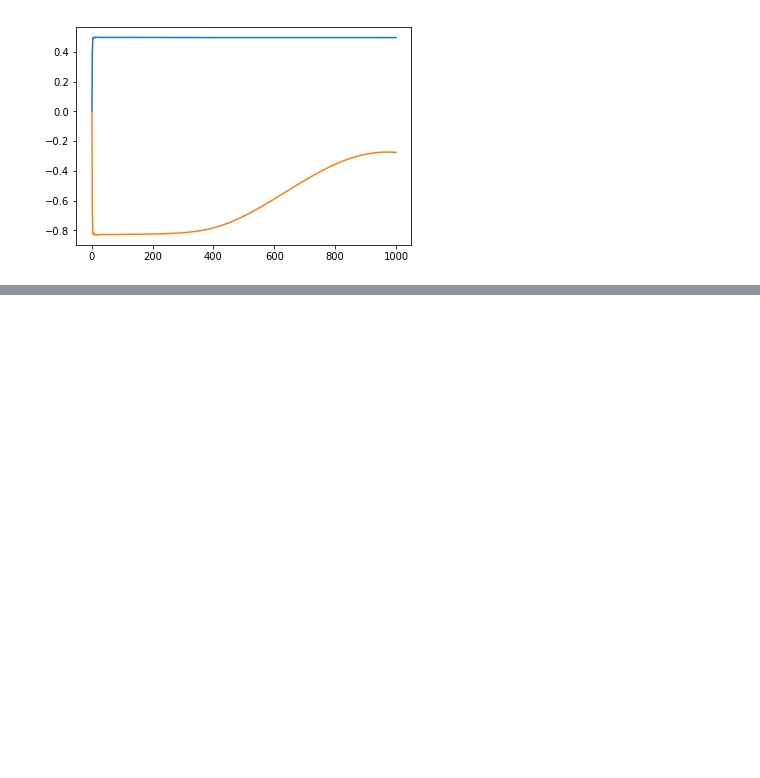
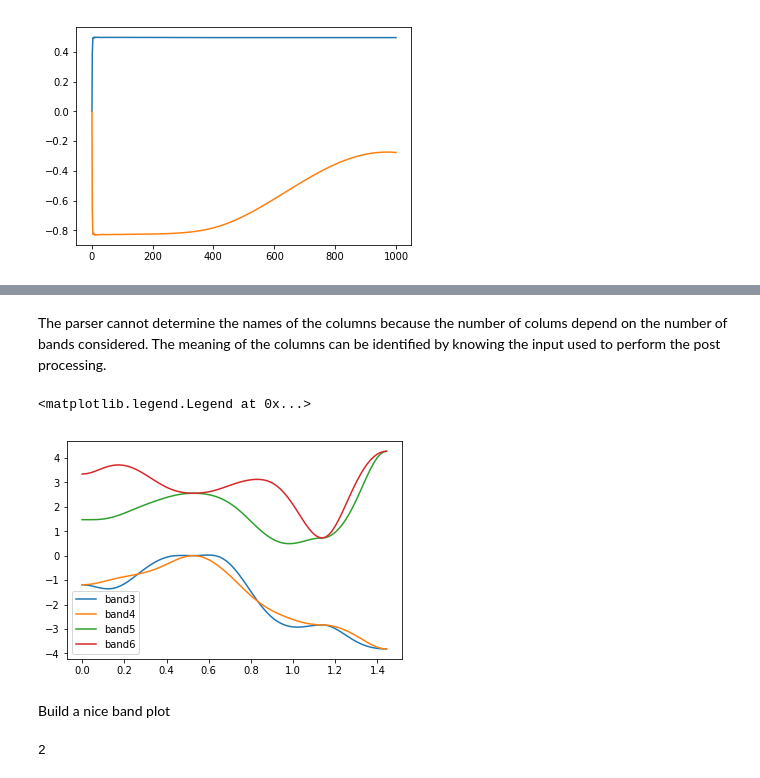
Before and after one commit to marcodalessandro76/MPPI, a Jupyter notebook: sphinx_source/tutorials/Tutorial_YamboParser.ipynb, the cells around one changed output, grey strips where cells are left out. Drawn from its saved outputs; the diff is of its cells as text; code cells hidden in the pictures; blank space fills up the shorter version.

```diff
--- a/sphinx_source/tutorials/Tutorial_YamboParser.ipynb
+++ b/sphinx_source/tutorials/Tutorial_YamboParser.ipynb
@@ -108,0 +109,4 @@ plt.plot(spin_results.time,spin_results.Mv_z)
+# %%
+bands_output = ['YamboCalculator_test/bands_test1/o-bands_test1.bands_interpolated']
+# %%
+results = P.YamboParser(bands_output)
@@ -108,0 +135,22 @@ plt.plot(spin_results.time,spin_results.Mv_z)
+# %% [markdown]
+The parser cannot determine the names of the columns because the number of colums depend on the
+number of bands considered. The meaning of the columns can be identified by knowing the input used to
+perform the post processing.
+# %%
+r = results['bands_interpolated']
+kpath = r['col0']
+band3 = r['col1']
+band4 = r['col2']
+band5 = r['col3']
+band6 = r['col4']
+# %%
+plt.plot(kpath,band3,label='band3')
+plt.plot(kpath,band4,label='band4')
+plt.plot(kpath,band5,label='band5')
+plt.plot(kpath,band6,label='band6')
+plt.legend()
+# %% [output]
+<matplotlib.legend.Legend at 0x...>
+[figure, added]
+# %% [markdown]
+Build a nice band plot
@@ -108,0 +168,4 @@ plt.plot(spin_results.time,spin_results.Mv_z)
+# %%
+len(band_range)
+# %% [output]
+2
```
Also changed, not shown: parts of 16 cells of this notebook, 22 other files.
